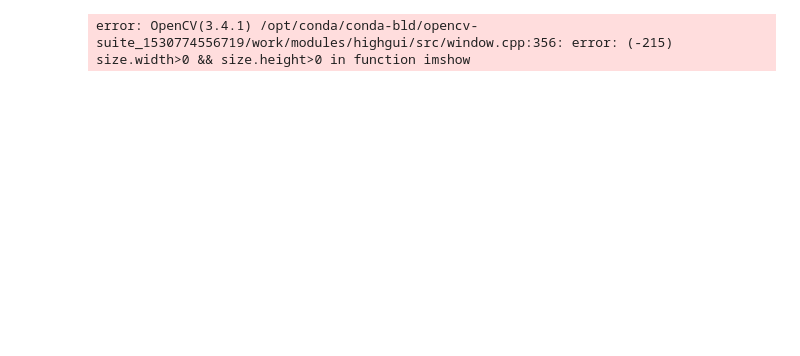
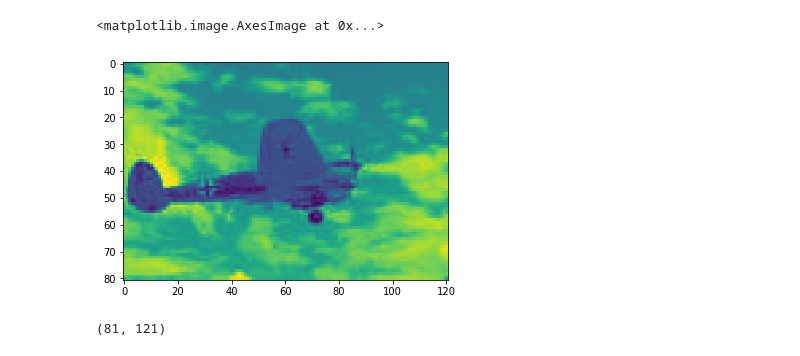
Before and after one commit to likarajo/PCA_Spectral_Clustering, a Jupyter notebook: sc.ipynb, the cells around one changed output. Cells and saved outputs as stored; diff of their text form; code cells hidden in the pictures; blank space fills up the shorter version.

```diff
--- a/sc.ipynb
+++ b/sc.ipynb
@@ -42,7 +74,12 @@ for i in range(5):
 # %%
 import cv2
-img = cv2.imread('seg.jpg', 0)
+img = cv2.imread('data/seg.jpg', 0)
+# cv2.imshow('image', img)
+plt.imshow(img)
+# %% [output]
+<matplotlib.image.AxesImage at 0x...>
+[figure, added]
-# %%
-cv2.imshow('image', img)
-# %% [output]
-error: OpenCV(3.4.1) /opt/conda/conda-bld/opencv-suite_1530774556719/work/modules/highgui/src/window.cpp:356: error: (-215) size.width>0 && size.height>0 in function imshow
+# %%
+print(img.shape)
+# %% [output]
+(81, 121)
```
Also changed, not shown: parts of 7 cells of this notebook, 1 other file.
